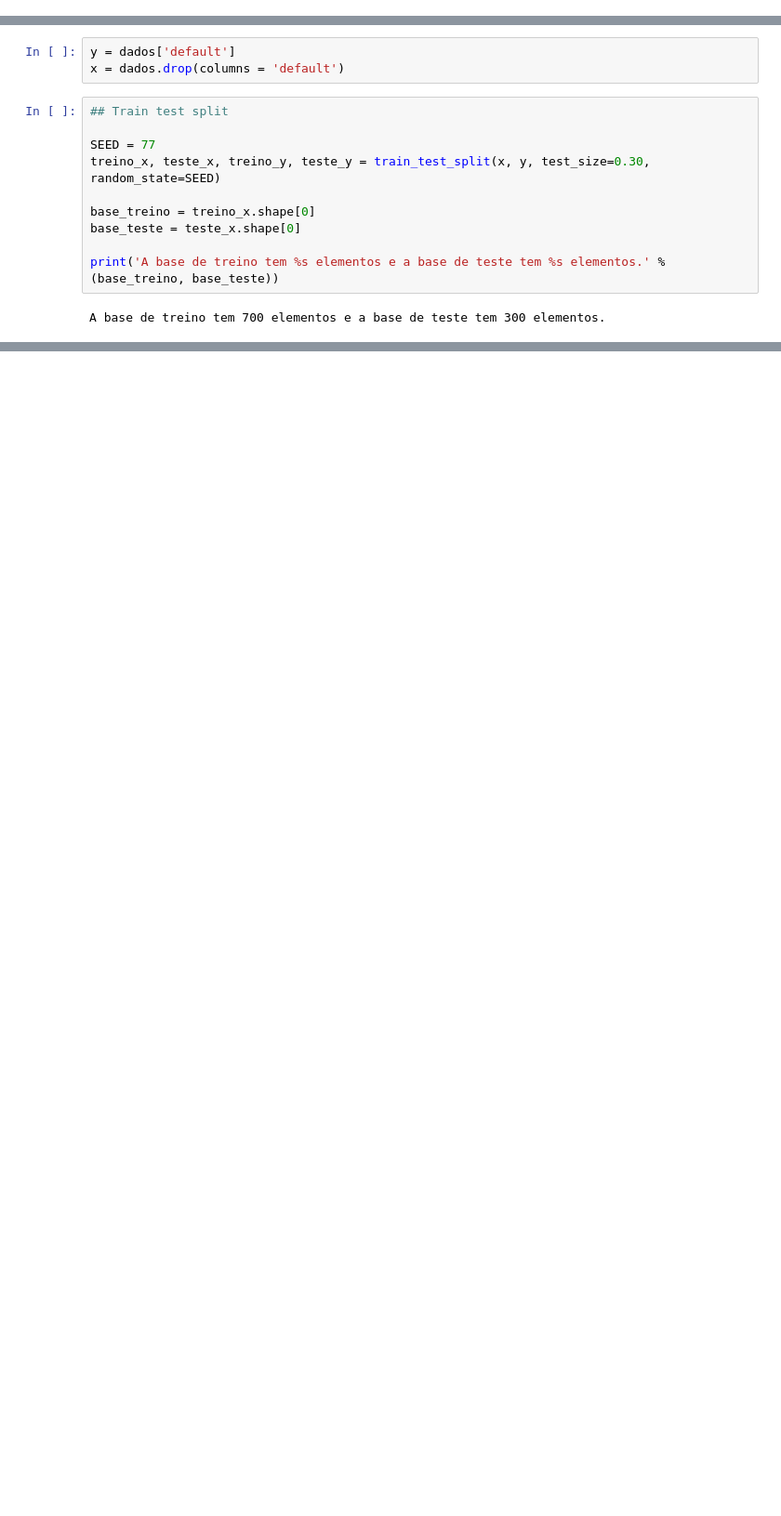
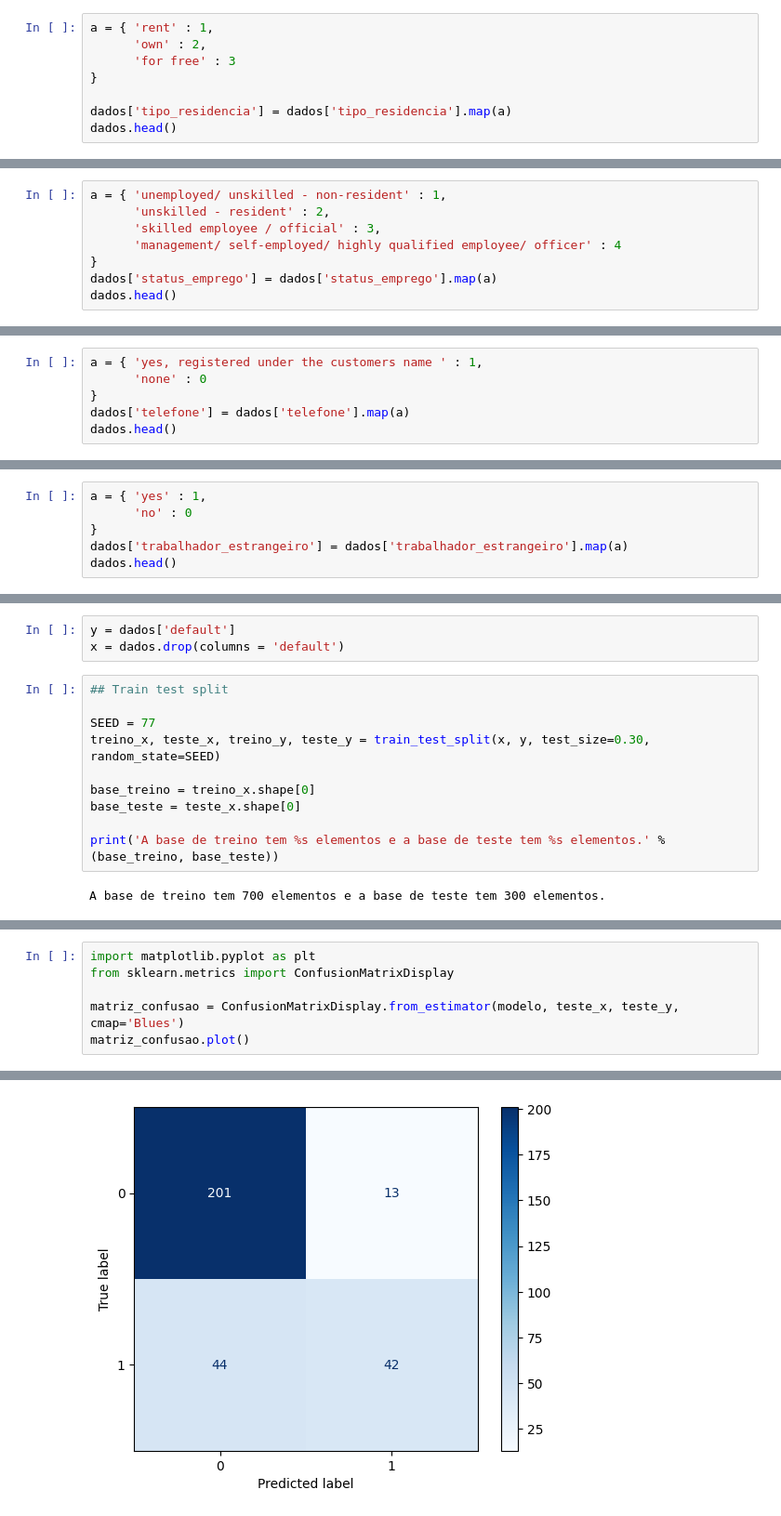
Before and after one commit to danielcperalba/credit_scoring, a Jupyter notebook: credit_scoring.ipynb, the cells around one changed output, grey strips where cells are left out. Shown: that part at 93% size. Saved outputs shown, nothing was run; the diff lists cells and outputs as text; blank space fills up the shorter version.

```diff
--- a/credit_scoring.ipynb
+++ b/credit_scoring.ipynb
@@ -177,0 +275,8 @@ dados.head()
+# %%
+a = { 'rent' : 1,
+      'own' : 2,
+      'for free' : 3
+}
+
+dados['tipo_residencia'] = dados['tipo_residencia'].map(a)
+dados.head()
@@ -177,0 +291,8 @@ dados.head()
+# %%
+a = { 'unemployed/ unskilled - non-resident' : 1,
+      'unskilled - resident' : 2,
+      'skilled employee / official' : 3,
+      'management/ self-employed/ highly qualified employee/ officer' : 4
+}
+dados['status_emprego'] = dados['status_emprego'].map(a)
+dados.head()
@@ -177,0 +307,6 @@ dados.head()
+# %%
+a = { 'yes, registered under the customers name ' : 1,
+      'none' : 0
+}
+dados['telefone'] = dados['telefone'].map(a)
+dados.head()
@@ -177,0 +321,6 @@ dados.head()
+# %%
+a = { 'yes' : 1,
+      'no' : 0
+}
+dados['trabalhador_estrangeiro'] = dados['trabalhador_estrangeiro'].map(a)
+dados.head()
@@ -201,0 +389,7 @@ ValueError: could not convert string to float: 'critical account/ other credits
+# %%
+import matplotlib.pyplot as plt
+from sklearn.metrics import ConfusionMatrixDisplay
+
+matriz_confusao = ConfusionMatrixDisplay.from_estimator(modelo, teste_x, teste_y, cmap='Blues')
+matriz_confusao.plot()
+# %% [output]
@@ -201,0 +397 @@ ValueError: could not convert string to float: 'critical account/ other credits
+[figure, added]
```
Also changed, not shown: parts of 29 cells of this notebook.
